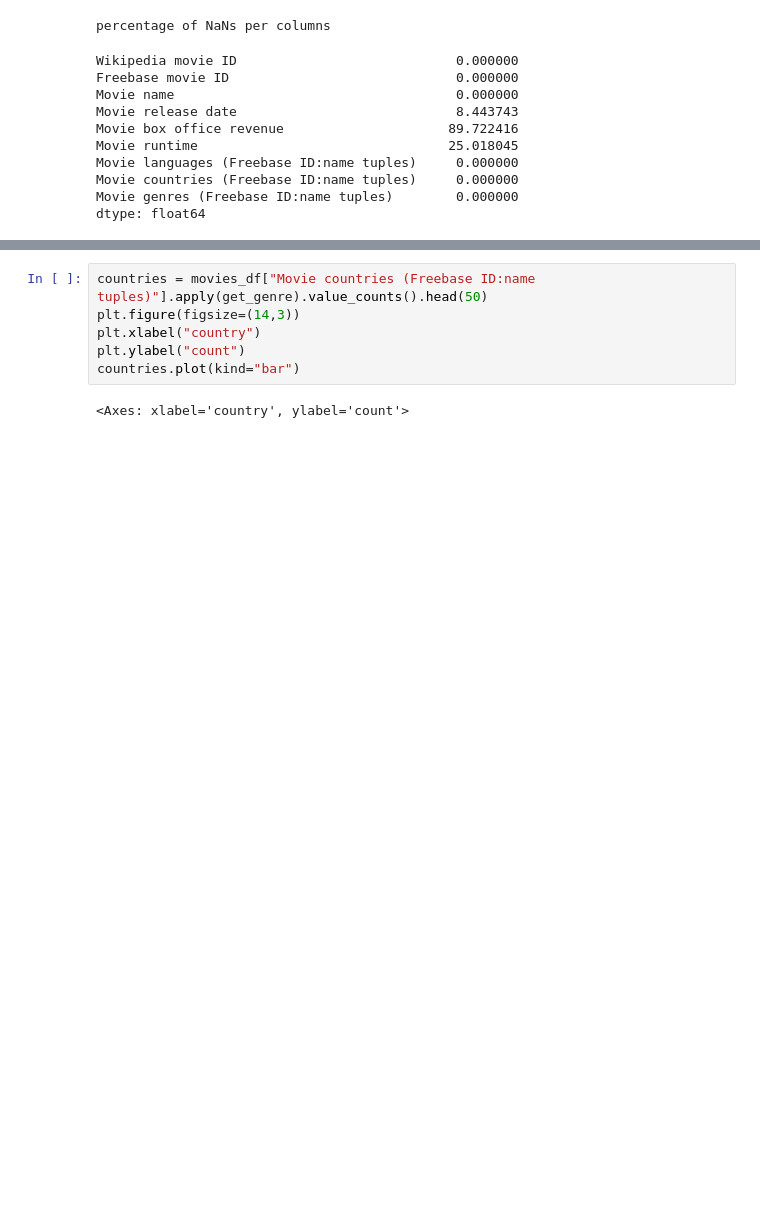
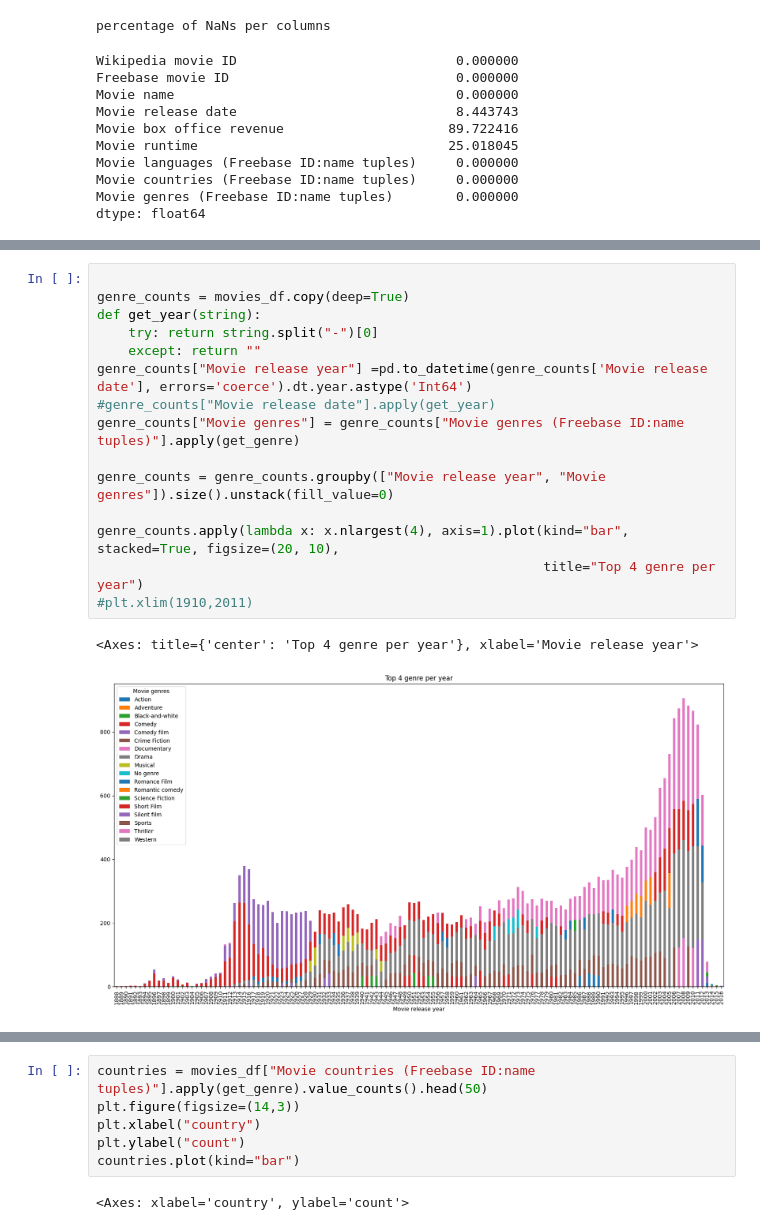
Before and after one commit to epfl-ada/ada-2024-project-metal2024, a Jupyter notebook: dataset_exploration.ipynb, the cells around one changed output, grey strips where cells are left out. Drawn from its saved outputs; the diff is of its cells as text; blank space fills up the shorter version.

```diff
--- a/dataset_exploration.ipynb
+++ b/dataset_exploration.ipynb
@@ -209,0 +210,18 @@ genres.plot(kind="bar")
+# %%
+
+genre_counts = movies_df.copy(deep=True)
+def get_year(string):
+    try: return string.split("-")[0]
+    except: return ""
+genre_counts["Movie release year"] =pd.to_datetime(genre_counts['Movie release date'], errors='coerce').dt.year.astype('Int64')
+#genre_counts["Movie release date"].apply(get_year)
+genre_counts["Movie genres"] = genre_counts["Movie genres (Freebase ID:name tuples)"].apply(get_genre)
+
+genre_counts = genre_counts.groupby(["Movie release year", "Movie genres"]).size().unstack(fill_value=0)
+
+genre_counts.apply(lambda x: x.nlargest(4), axis=1).plot(kind="bar", stacked=True, figsize=(20, 10),
+                                                         title="Top 4 genre per year")
+#plt.xlim(1910,2011)
+# %% [output]
+<Axes: title={'center': 'Top 4 genre per year'}, xlabel='Movie release year'>
+[figure, added]
```
Also changed, not shown: parts of 2 cells of this notebook, 1 other file.
